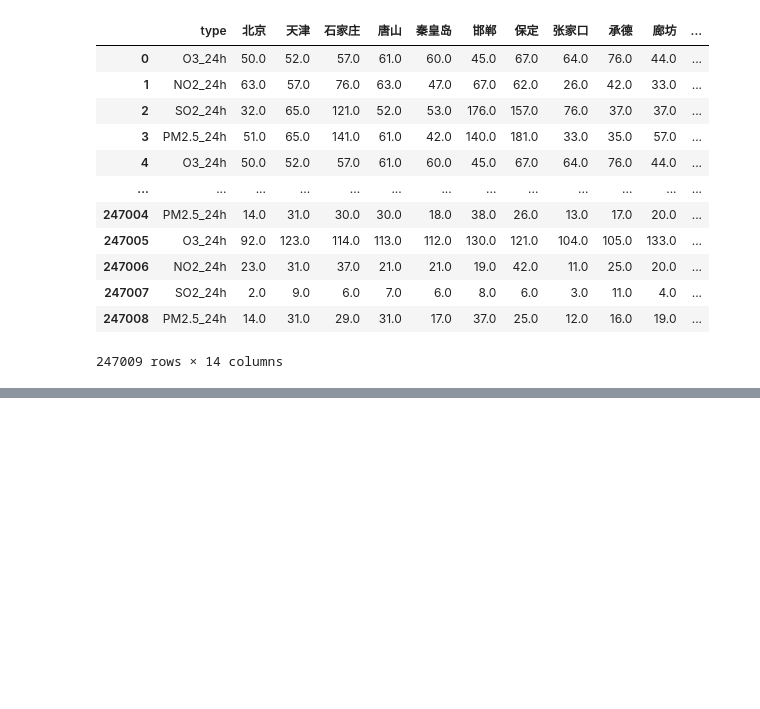
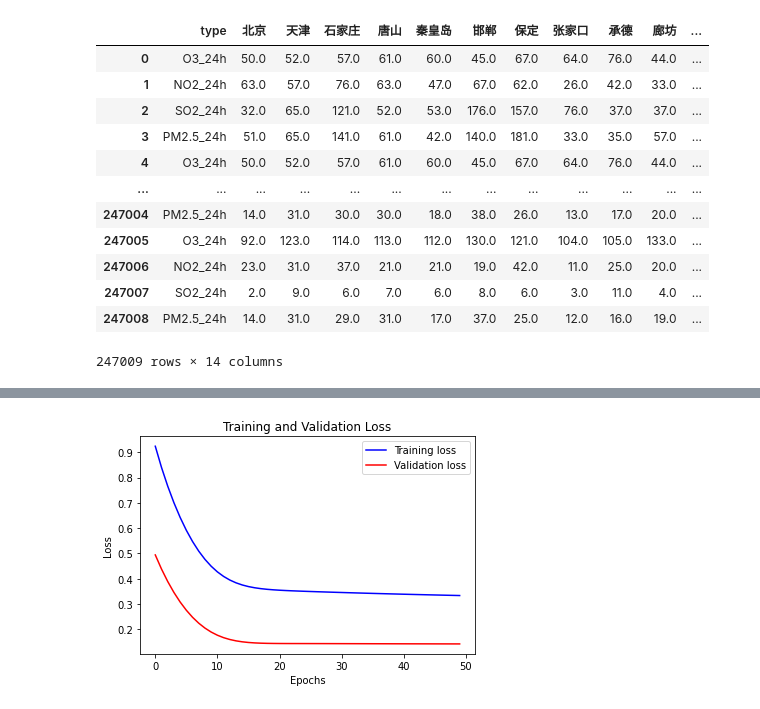
Before and after one commit to sjtujerry/forecasting-project, a Jupyter notebook: notebook/deep-learning/lstm.ipynb, the cells around one changed output, grey strips where cells are left out. Cells and saved outputs as stored; diff of their text form; code cells hidden in the pictures; blank space fills up the shorter version.

Commit message:
add lstm model

```diff
--- a/notebook/deep-learning/lstm.ipynb
+++ b/notebook/deep-learning/lstm.ipynb
@@ -148,0 +42,2 @@ dataset_tf
+# %%
+df = O3
@@ -148,0 +122,8 @@ dataset_tf
+# %%
+inputs = keras.layers.Input(shape=(inputs.shape[1], inputs.shape[2]))
+lstm_out = keras.layers.LSTM(32)(inputs)
+outputs = keras.layers.Dense(1)(lstm_out)
+
+model = keras.Model(inputs=inputs, outputs=outputs)
+model.compile(optimizer=keras.optimizers.Adam(learning_rate=learning_rate), loss="mse")
+model.summary()
@@ -148,0 +146,18 @@ dataset_tf
+# %%
+path_checkpoint = "model_checkpoint.h5"
+es_callback = keras.callbacks.EarlyStopping(monitor="val_loss", min_delta=0, patience=5)
+tensorboard_callback = tf.keras.callbacks.TensorBoard(log_dir="./logs")
+modelckpt_callback = keras.callbacks.ModelCheckpoint(
+    monitor="val_loss",
+    filepath=path_checkpoint,
+    verbose=1,
+    save_weights_only=True,
+    save_best_only=True,
+)
+
+history = model.fit(
+    dataset_train,
+    epochs=epochs,
+    validation_data=dataset_val,
+    callbacks=[es_callback, modelckpt_callback,tensorboard_callback],
+)
@@ -148,0 +188,19 @@ dataset_tf
+# %%
+
+def visualize_loss(history, title):
+    loss = history.history["loss"]
+    val_loss = history.history["val_loss"]
+    epochs = range(len(loss))
+    plt.figure()
+    plt.plot(epochs, loss, "b", label="Training loss")
+    plt.plot(epochs, val_loss, "r", label="Validation loss")
+    plt.title(title)
+    plt.xlabel("Epochs")
+    plt.ylabel("Loss")
+    plt.legend()
+    plt.show()
+
+
+visualize_loss(history, "Training and Validation Loss")
+# %% [output]
+[figure, added]
```
Also changed, not shown: parts of 23 cells of this notebook, 2 other files.
